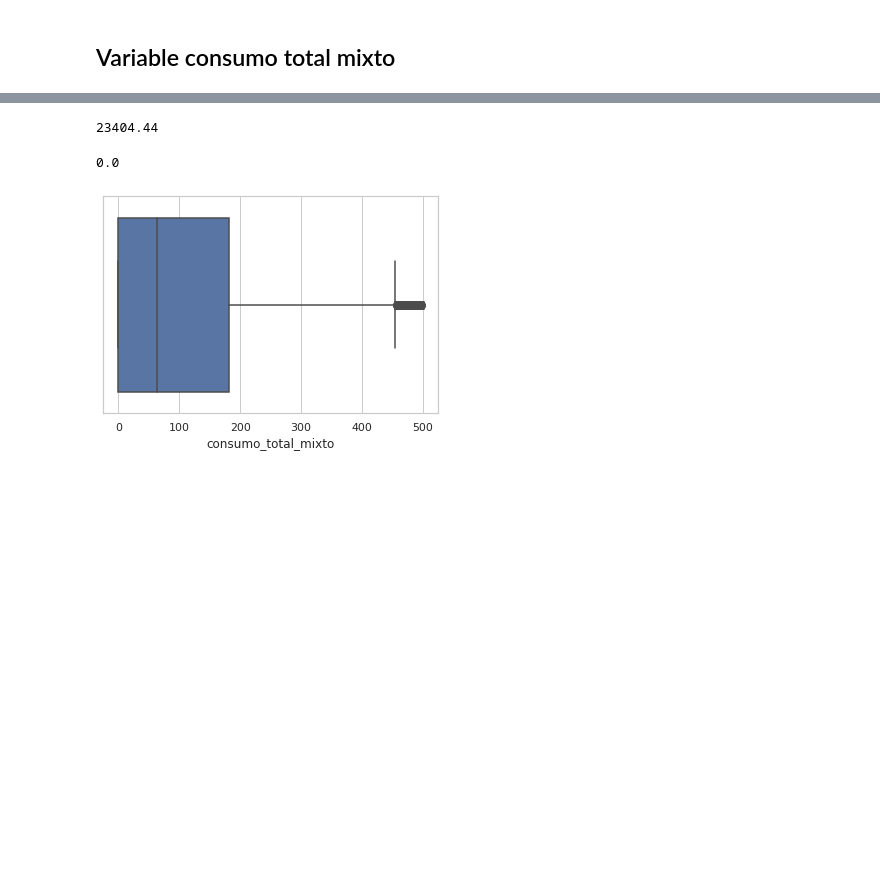
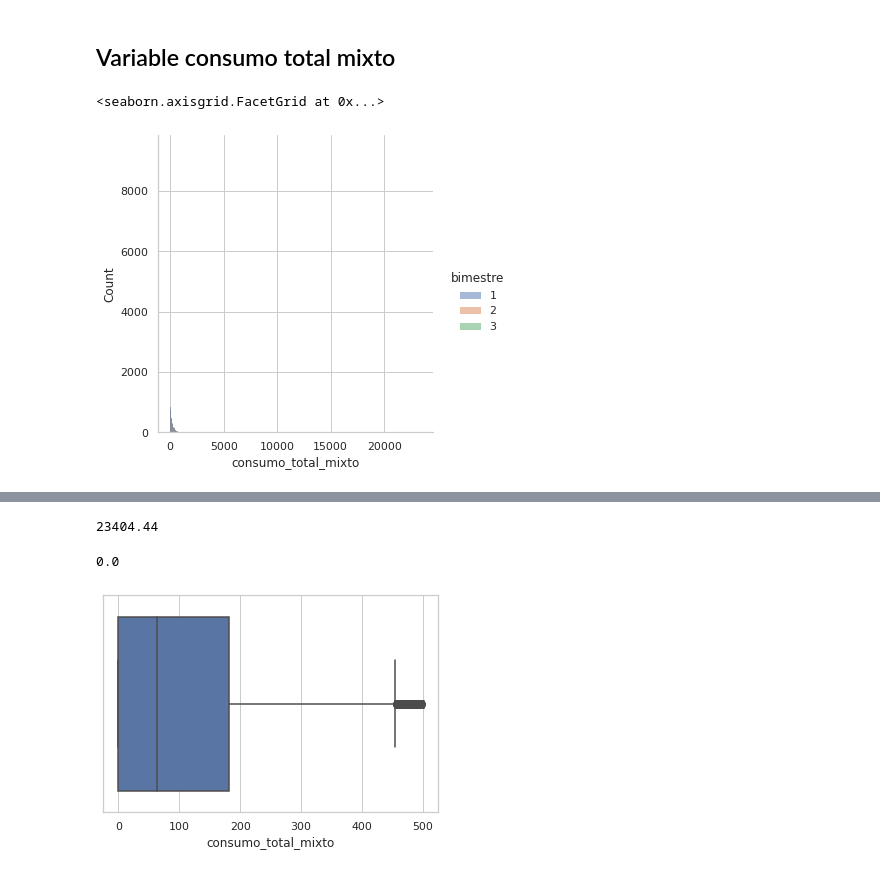
Before and after one commit to rafaelortegar/ids_t2_equipo, a Jupyter notebook: notebooks/eda_rafaelortega.ipynb, the cells around one changed output, grey strips where cells are left out. Cells and saved outputs as stored; diff of their text form; code cells hidden in the pictures; blank space fills up the shorter version.

```diff
--- a/notebooks/eda_rafaelortega.ipynb
+++ b/notebooks/eda_rafaelortega.ipynb
@@ -120,2 +154,7 @@ dtype: object
 # %% [markdown]
 ## Variable consumo total mixto
+# %%
+sns.displot(agua, x="consumo_total_mixto", hue='bimestre')
+# %% [output]
+<seaborn.axisgrid.FacetGrid at 0x...>
+[figure, added]
```
Also changed, not shown: parts of 21 cells of this notebook.
